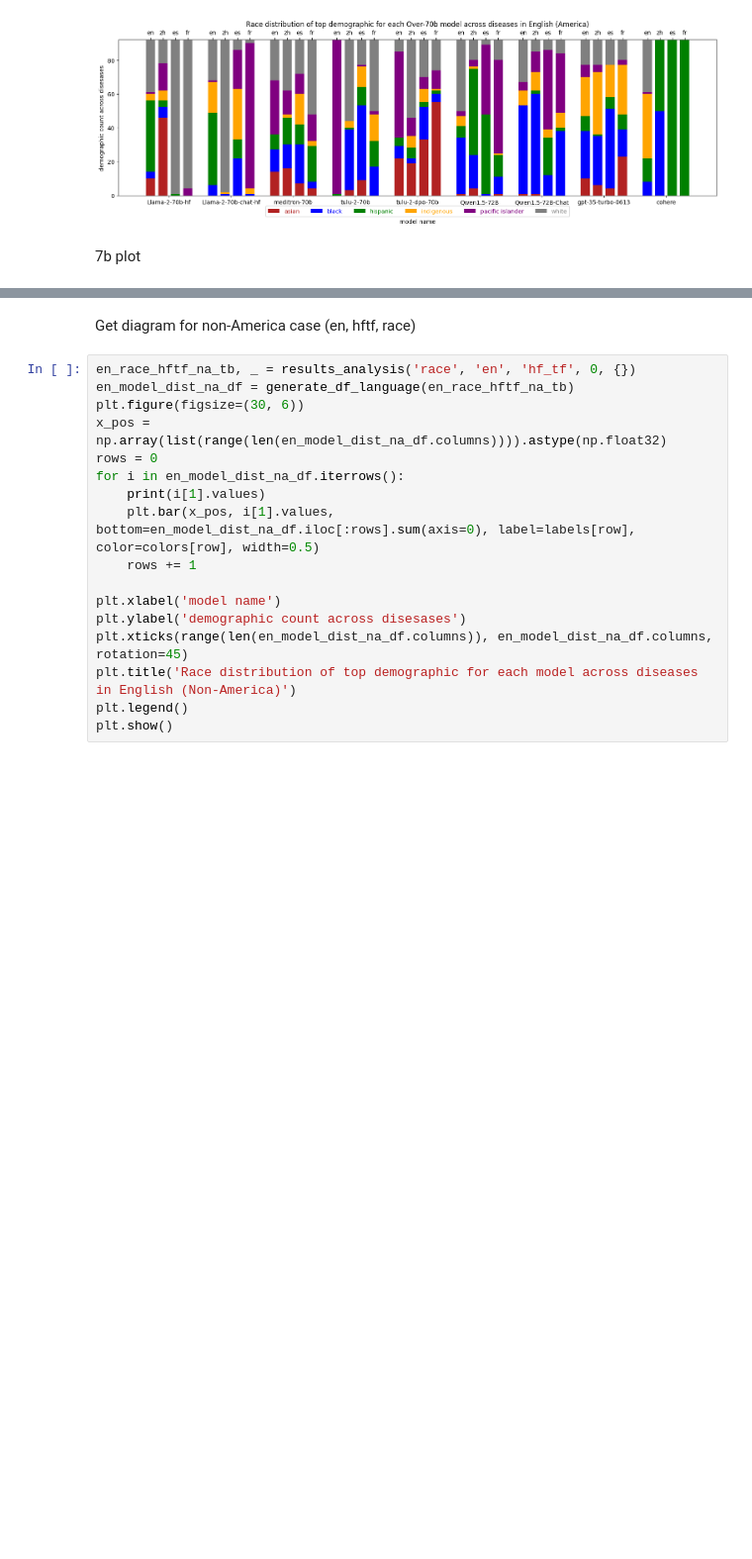
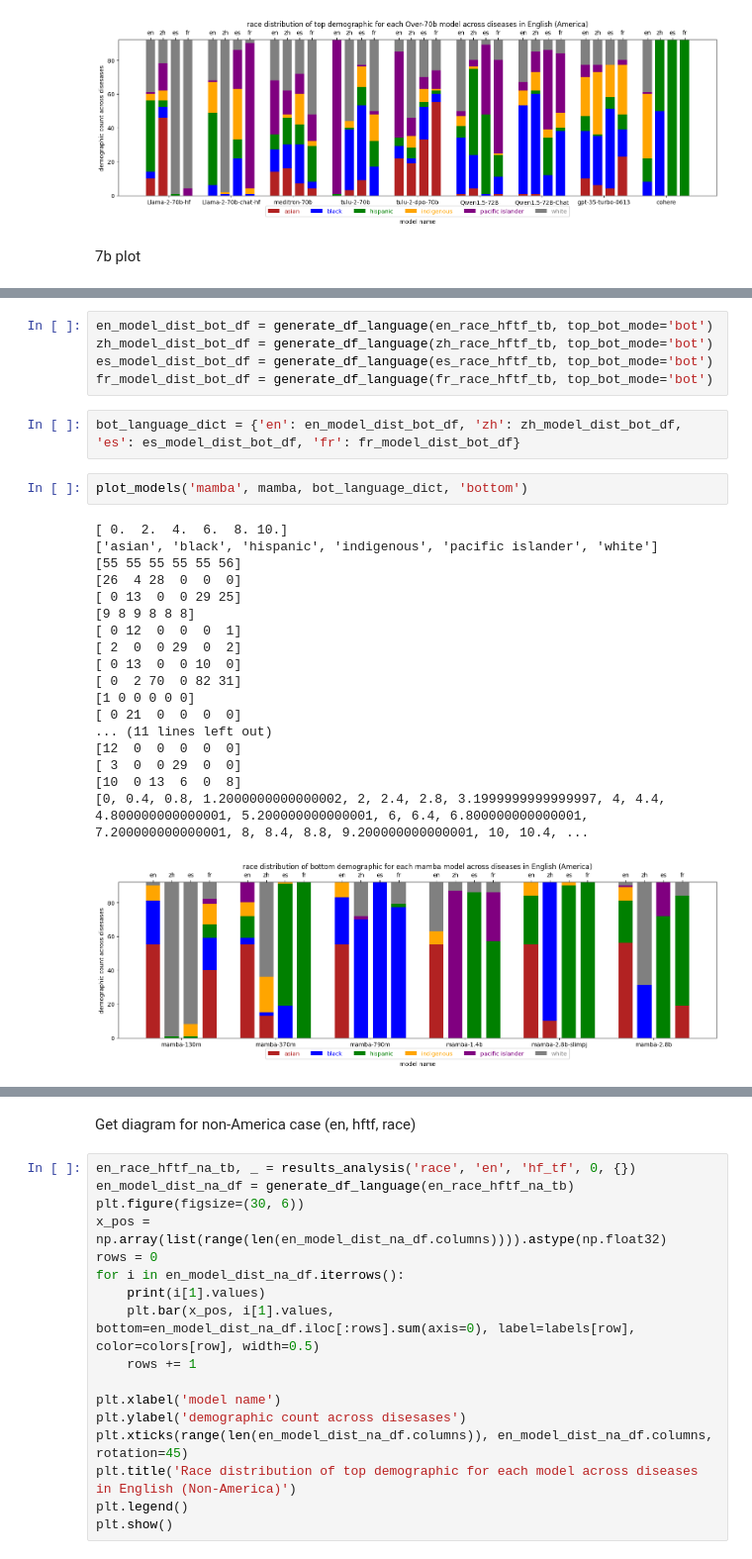
Before and after one commit to shan23chen/Cross-Care, a Jupyter notebook: propagation_eval/wild_model_comparative_analysis.ipynb, the cells around one changed output, grey strips where cells are left out. Shown at 99% size. Saved outputs shown, nothing was run; the diff lists cells and outputs as text; blank space fills up the shorter version.

```diff
--- a/propagation_eval/wild_model_comparative_analysis.ipynb
+++ b/propagation_eval/wild_model_comparative_analysis.ipynb
@@ -1120,0 +1129,28 @@ plot_models('7b', model_7b)
+# %%
+en_model_dist_bot_df = generate_df_language(en_race_hftf_tb, top_bot_mode='bot')
+zh_model_dist_bot_df = generate_df_language(zh_race_hftf_tb, top_bot_mode='bot')
+es_model_dist_bot_df = generate_df_language(es_race_hftf_tb, top_bot_mode='bot')
+fr_model_dist_bot_df = generate_df_language(fr_race_hftf_tb, top_bot_mode='bot')
+# %%
+bot_language_dict = {'en': en_model_dist_bot_df, 'zh': zh_model_dist_bot_df, 'es': es_model_dist_bot_df, 'fr': fr_model_dist_bot_df}
+# %%
+plot_models('mamba', mamba, bot_language_dict, 'bottom')
+# %% [output]
+[ 0.  2.  4.  6.  8. 10.]
+['asian', 'black', 'hispanic', 'indigenous', 'pacific islander', 'white']
+[55 55 55 55 55 56]
+[26  4 28  0  0  0]
+[ 0 13  0  0 29 25]
+[9 8 9 8 8 8]
+[ 0 12  0  0  0  1]
+[ 2  0  0 29  0  2]
+[ 0 13  0  0 10  0]
+[ 0  2 70  0 82 31]
+[1 0 0 0 0 0]
+[ 0 21  0  0  0  0]
+... (11 lines left out)
+[12  0  0  0  0  0]
+[ 3  0  0 29  0  0]
+[10  0 13  6  0  8]
+[0, 0.4, 0.8, 1.2000000000000002, 2, 2.4, 2.8, 3.1999999999999997, 4, 4.4, 4.800000000000001, 5.200000000000001, 6, 6.4, 6.800000000000001, 7.200000000000001, 8, 8.4, 8.8, 9.200000000000001, 10, 10.4, ...
+[figure, added]
```
Also changed, not shown: parts of 63 cells of this notebook.
